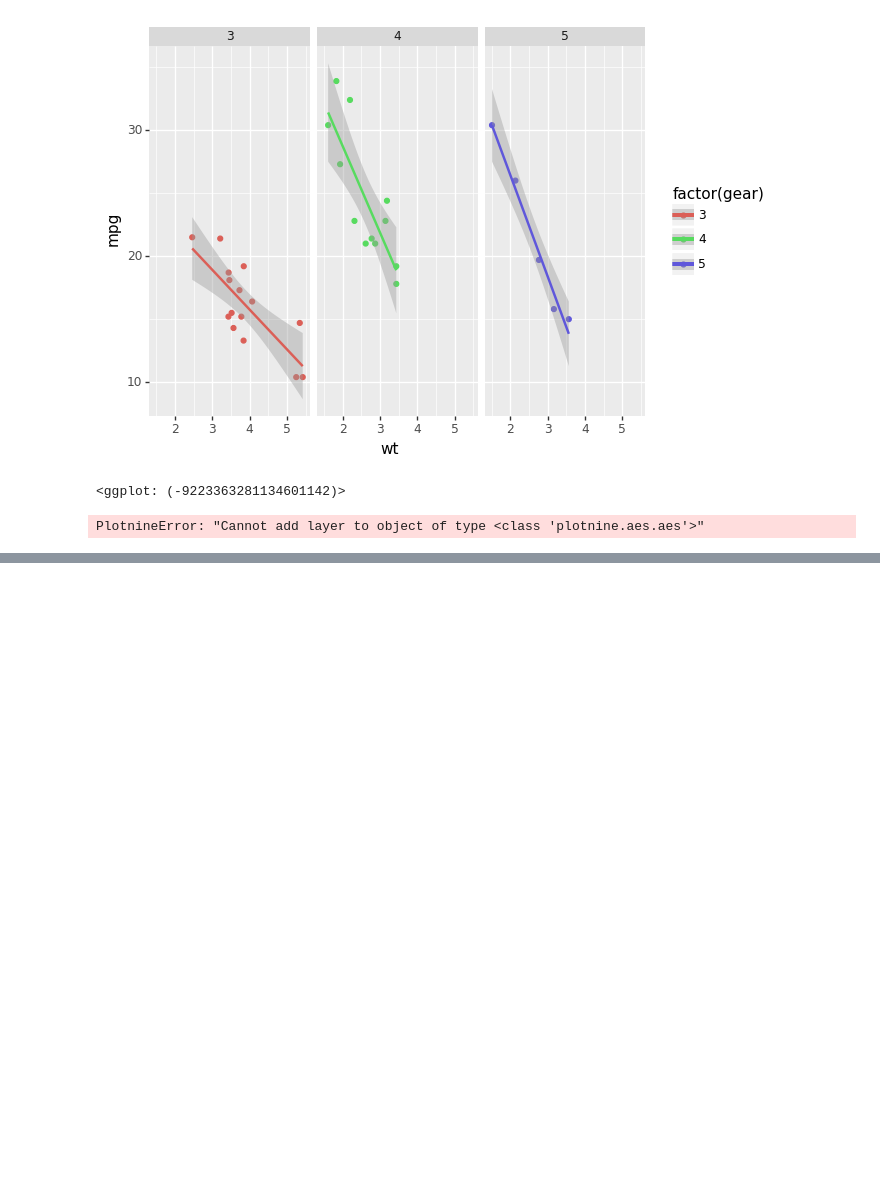
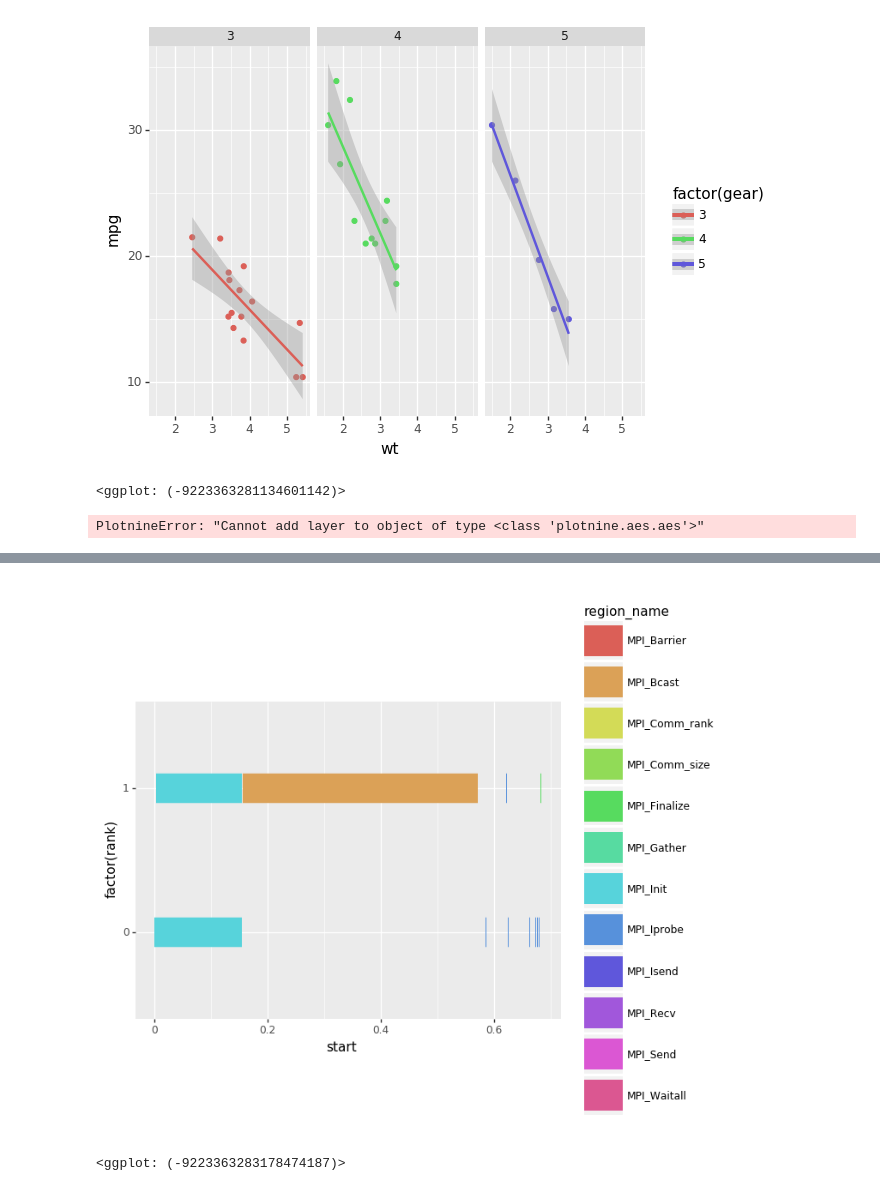
Before and after one commit to kellekai-jira/Fugaku-Particle-Filter, a Jupyter notebook: profiling/otf2-reader.ipynb, the cells around one changed output, grey strips where cells are left out. Cells and saved outputs as stored; diff of their text form; code cells hidden in the pictures; blank space fills up the shorter version.

```diff
--- a/profiling/otf2-reader.ipynb
+++ b/profiling/otf2-reader.ipynb
@@ -166,0 +174,7 @@ PlotnineError: "Cannot add layer to object of type <class 'plotnine.aes.aes'>"
+# %%
+# plot only mpi functions:
+df_mpi = df_a[df_a['region_name'].str.contains("MPI")]
+(ggplot(df_mpi, aes(x='start', xend='stop', y='factor(rank)', yend='factor(rank)', color='region_name')) + geom_segment(size=14))
+# %% [output]
+[figure, added]
+<ggplot: (-9223363283178474187)>
```
Also changed, not shown: parts of 7 cells of this notebook.
